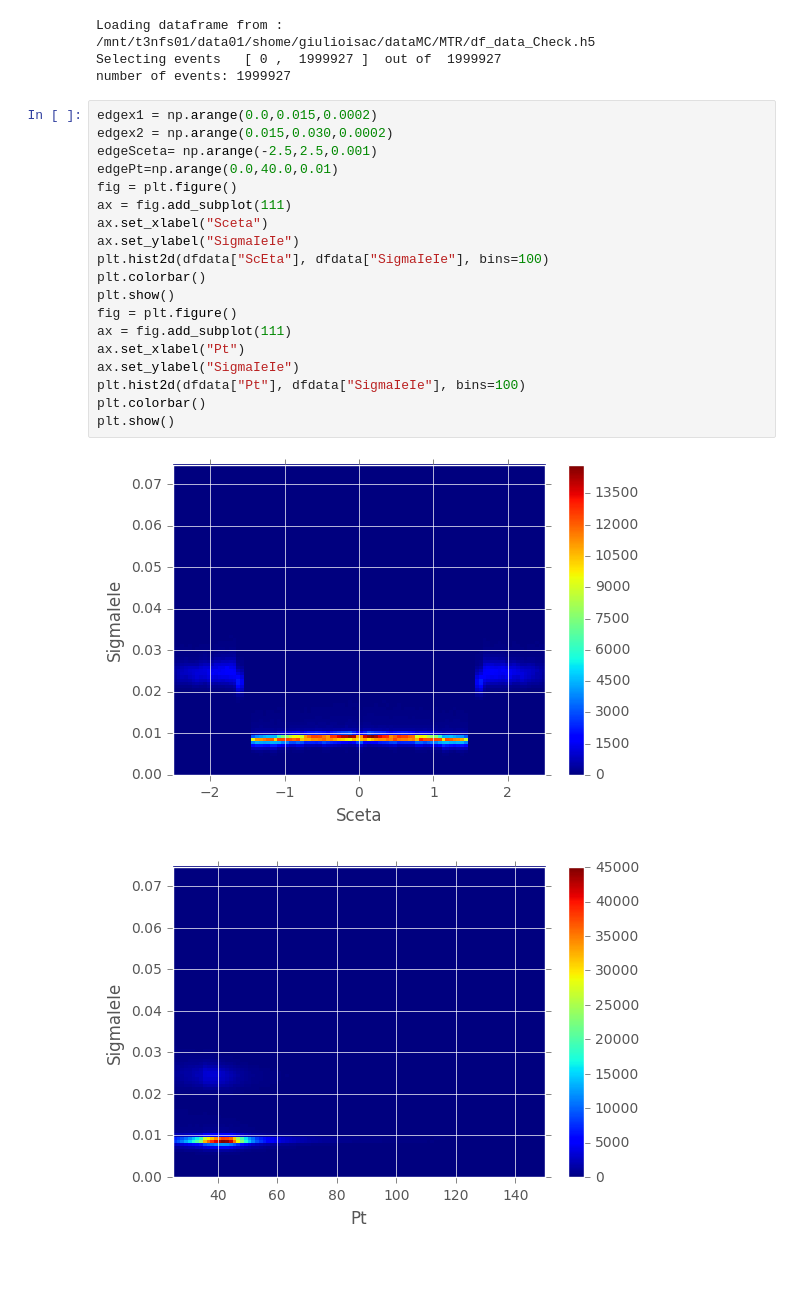
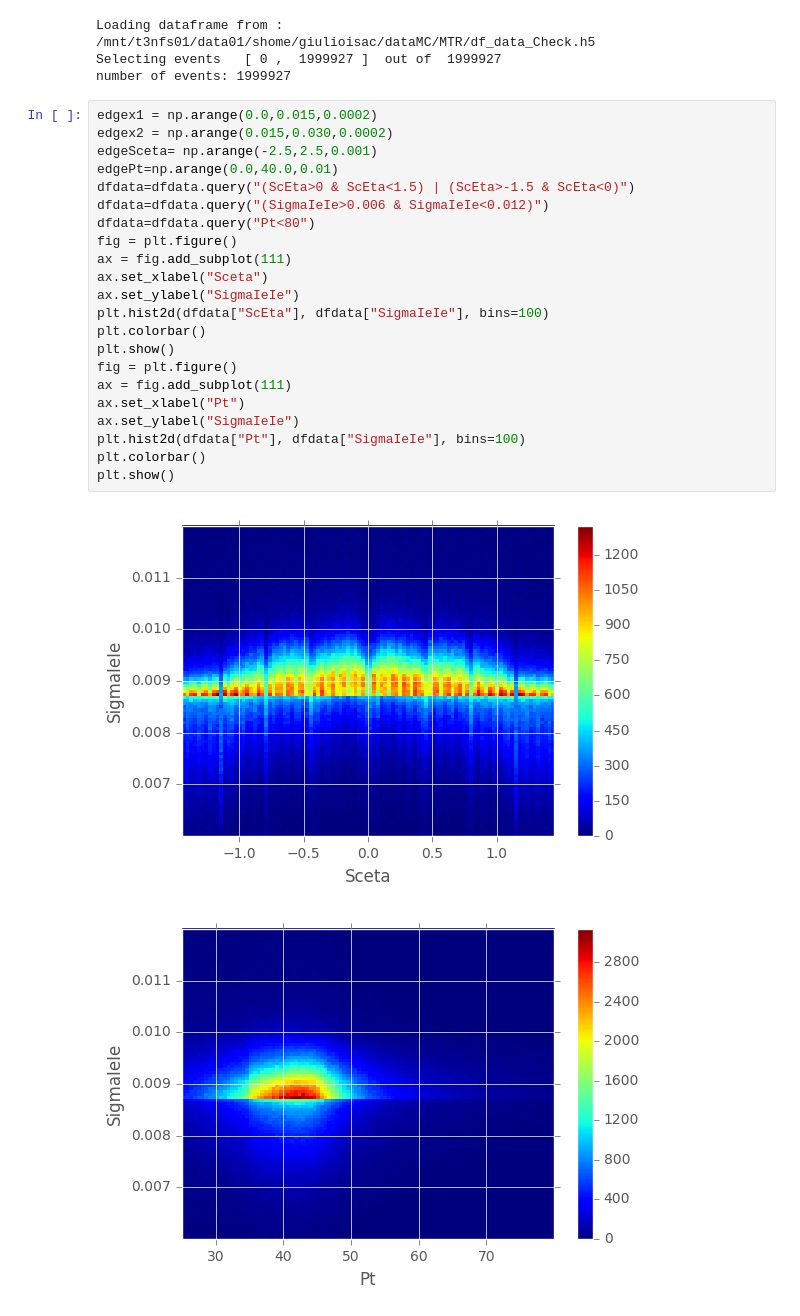
Before and after one commit to threiten/dataMC-1, a Jupyter notebook: MTR/TestCode26_2DHistogram.ipynb, the cells around one changed output. Saved outputs shown, nothing was run; the diff lists cells and outputs as text; blank space fills up the shorter version.

```diff
--- a/MTR/TestCode26_2DHistogram.ipynb
+++ b/MTR/TestCode26_2DHistogram.ipynb
@@ -35,22 +35,25 @@ number of events: 1999927
 # %%
 edgex1 = np.arange(0.0,0.015,0.0002)
 edgex2 = np.arange(0.015,0.030,0.0002)
 edgeSceta= np.arange(-2.5,2.5,0.001)
 edgePt=np.arange(0.0,40.0,0.01)
+dfdata=dfdata.query("(ScEta>0 & ScEta<1.5) | (ScEta>-1.5 & ScEta<0)")
+dfdata=dfdata.query("(SigmaIeIe>0.006 & SigmaIeIe<0.012)")
+dfdata=dfdata.query("Pt<80")
 fig = plt.figure()
 ax = fig.add_subplot(111)
 ax.set_xlabel("Sceta")
 ax.set_ylabel("SigmaIeIe")
 plt.hist2d(dfdata["ScEta"], dfdata["SigmaIeIe"], bins=100)
 plt.colorbar()
 plt.show()
 fig = plt.figure()
 ax = fig.add_subplot(111)
 ax.set_xlabel("Pt")
 ax.set_ylabel("SigmaIeIe")
 plt.hist2d(dfdata["Pt"], dfdata["SigmaIeIe"], bins=100)
 plt.colorbar()
 plt.show()
 # %% [output]
-[figure, old version]
+[figure, new version]
-[figure, old version]
+[figure, new version]
```
